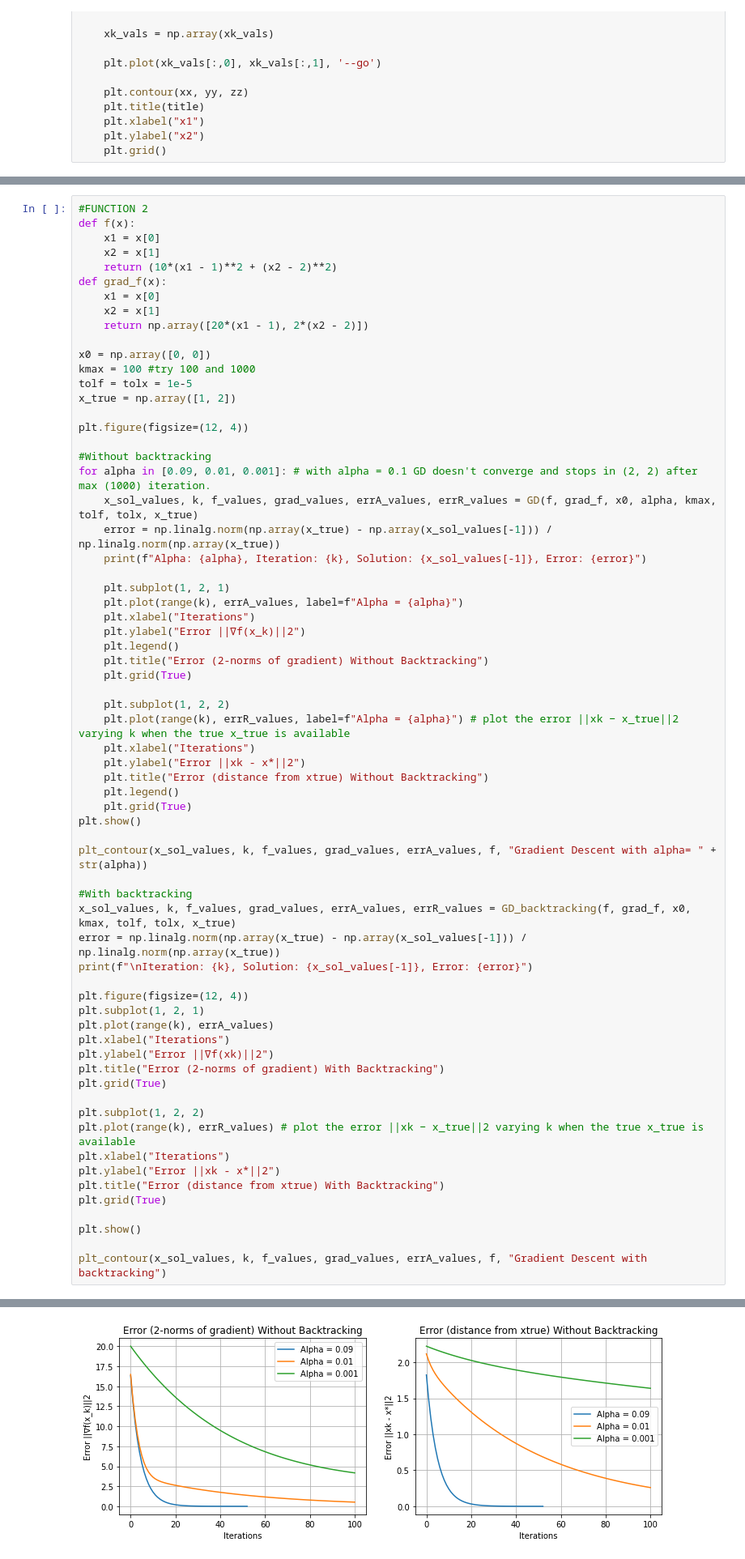
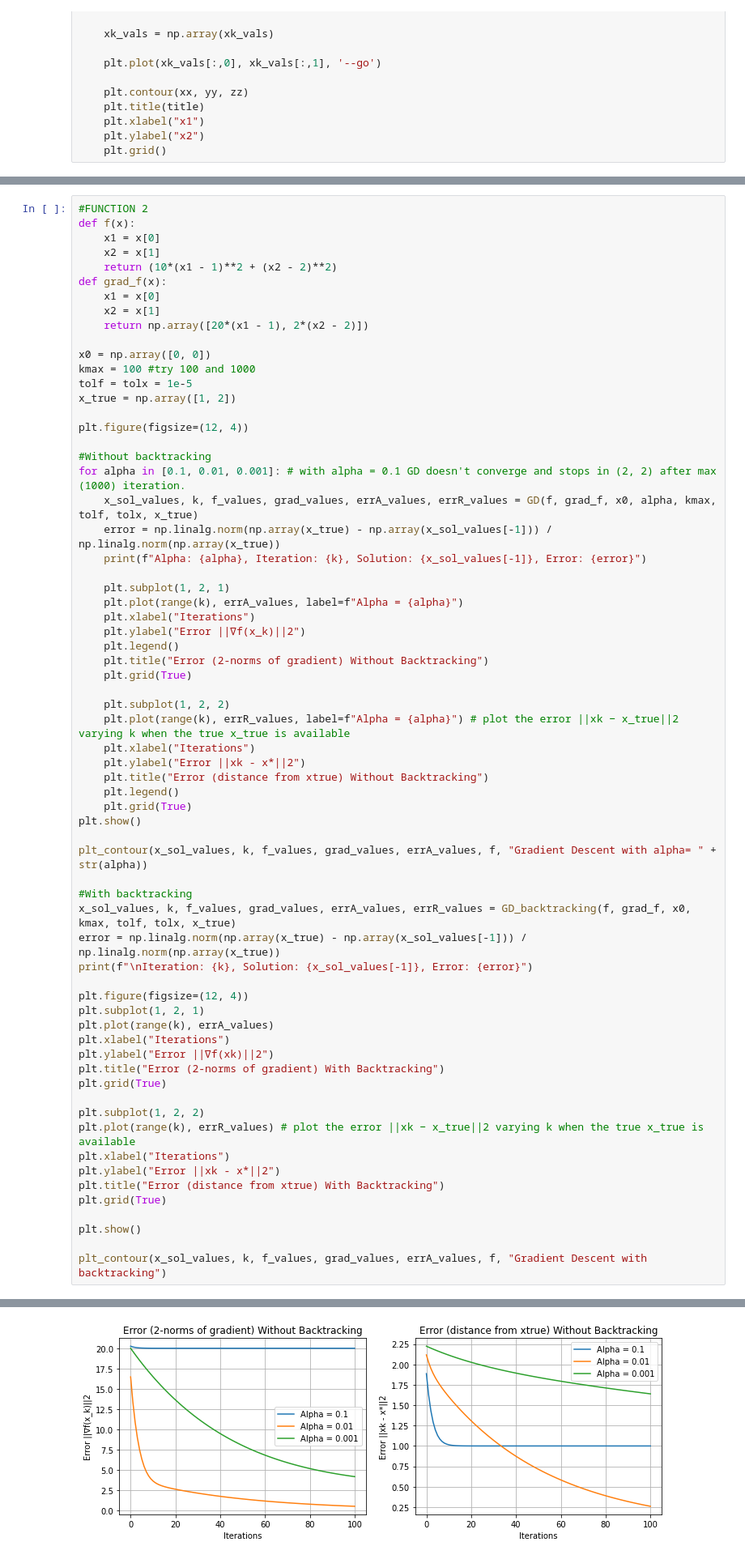
Before and after one commit to ireneburri/SMMLab, a Jupyter notebook: Homework3/Homework3_GD.ipynb, the cells around one changed output, grey strips where cells are left out. Shown at 81% size. Saved outputs shown, nothing was run; the diff lists cells and outputs as text.

```diff
--- a/Homework3/Homework3_GD.ipynb
+++ b/Homework3/Homework3_GD.ipynb
@@ -184,7 +184,7 @@ x_true = np.array([1, 2])
 plt.figure(figsize=(12, 4))
 
 #Without backtracking
-for alpha in [0.09, 0.01, 0.001]: # with alpha = 0.1 GD doesn't converge and stops in (2, 2) after max (1000) iteration.
+for alpha in [0.1, 0.01, 0.001]: # with alpha = 0.1 GD doesn't converge and stops in (2, 2) after max (1000) iteration.
     x_sol_values, k, f_values, grad_values, errA_values, errR_values = GD(f, grad_f, x0, alpha, kmax, tolf, tolx, x_true)
     error = np.linalg.norm(np.array(x_true) - np.array(x_sol_values[-1])) / np.linalg.norm(np.array(x_true))
     print(f"Alpha: {alpha}, Iteration: {k}, Solution: {x_sol_values[-1]}, Error: {error}")
@@ -236,6 +236,6 @@ Alpha: 0.09, Iteration: 53, Solution: [1.00000731 1.9999459 ], Error: 2.44121431
 Alpha: 0.01, Iteration: 101, Solution: [1.         1.74006567], Error: 0.11624616611358829
 Alpha: 0.001, Iteration: 101, Solution: [0.87003284 0.36614066], Error: 0.7329921983046531
-[figure, old version]
+[figure, new version]
 Iteration: 80, Solution: [1.         1.99990644], Error: 4.18422348494792e-05
 [figure]
 [figure]
```
Also changed, not shown: parts of 5 cells of this notebook, 6 other files.
